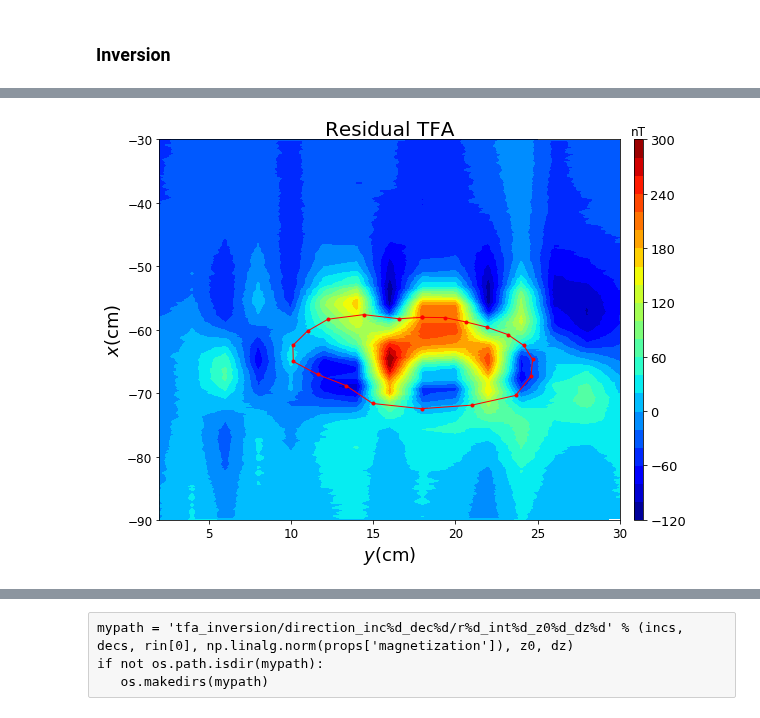
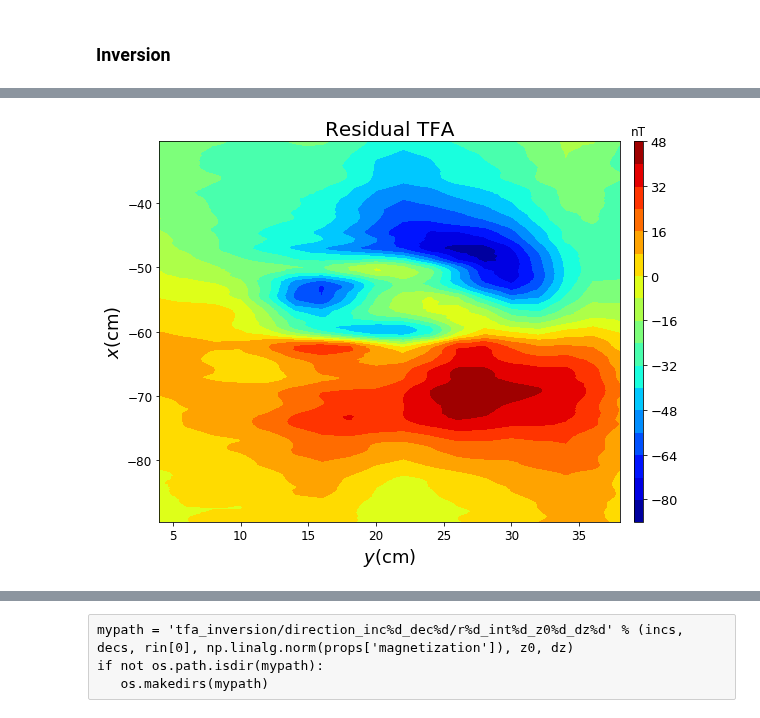
Before and after one commit to pinga-lab/magnetic-radial-inversion, a Jupyter notebook: code/funnel/tfa_inversion_airborne_lines-Copy2.ipynb, the cells around one changed output, grey strips where cells are left out. Drawn from its saved outputs; the diff is of its cells as text; code cells hidden in the pictures.

Commit message:
new funnel

```diff
--- a/code/funnel/tfa_inversion_airborne_lines-Copy2.ipynb
+++ b/code/funnel/tfa_inversion_airborne_lines-Copy2.ipynb
@@ -72,7 +73,7 @@ dec
 # %%
 #initial estimate
 M = 20 # number of vertices per prism
-L = 4 # number of prisms
+L = 8 # number of prisms
 P = L*(M+2) + 1 # number of parameters
 
 # main field
@@ -82,17 +83,20 @@ dec = 2.735915
 # magnetization
 incs = inc
 decs = dec
-intensity = .1*(50000./1256.)
+#intensity = .199*(50000./1256.)
+intensity = 9.083
 props = {'magnetization': utils.ang2vec(
         intensity, incs, decs)}
 
 # geometric parameters
-z0 = 5.
-dz = 3.
-r = 9.
+z0 = 5.8
+dz = .6
+r = 7.
 
 rin = np.zeros(M) + r
-m0 = np.hstack((rin, np.array([-62., 18.])))
+m0 = np.hstack((rin, np.array([-58., 18.])))
+#for i in range(L-1):
+#    m0 = np.hstack((m0, rin - (i+1)*0.9, np.array([-58., 18.])))
 m0 = np.resize(m0, P - 1) # inicial parameters vector
 m0 = np.hstack((m0, dz))
 model0 = mfun.param2polyprism(m0, M, L, z0, props) # list of classes of prisms
@@ -102,9 +111,9 @@ d0 = polyprism.tf(xp, yp, zp, model0, inc, dec)
 # %%
 # limits for parameters in meters
-rmin = 1.
+rmin = .1
 rmax = 10.
-x0min = -65.
-x0max = -45.
+x0min = -80.
+x0max = -35.
 y0min = 10.
 y0max = 25.
 dzmin = 0.1
@@ -167,17 +176,17 @@ plt.show()
 lamb = 1000.0
 dlamb = 10.      # step for Marquadt's parameter
 
-a1 = 0.00001  # adjacent radial distances within each prism
-a2 = 0.0001 # vertically adjacent radial distances
+a1 = 0.000001  # adjacent radial distances within each prism
+a2 = 0.000001 # vertically adjacent radial distances
 a3 = 0.    # outcropping cross-section
 a4 = 0.     # outcropping origin
-a5 = 0.005    # vertically adjacent origins
-a6 = 0.0000001   # zero order Tikhonov on adjacent radial distances
+a5 = 0.00005    # vertically adjacent origins
+a6 = 0.00000001   # zero order Tikhonov on adjacent radial distances
 a7 = 0.00001     # zero order Tikhonov on thickness of each prism
 # %%
 alpha = np.array([a1, a2, a3, a4, a5, a6, a7])
 # %%
-itmax = 15
+itmax = 30
 itmax_marq = 10
 tol = 1.0e-5     # stop criterion
 # %% [markdown]
@@ -225,22 +234,22 @@ inversion['residual'] = dobs - d_fit
 # %%
 plt.figure(figsize=(10,7))
 plt.title('Residual TFA', fontsize=20)
 plt.tricontourf(yp, xp, dobs - d_fit, 20, cmap='jet').ax.tick_params(labelsize=12)
 plt.xlabel('$y$(cm)', fontsize=18)
 plt.ylabel('$x$(cm)', fontsize=18)
 clb = plt.colorbar(pad=0.025, aspect=40, shrink=1)
 clb.ax.tick_params(labelsize=13)
 #source = mpl.polygon(kimberlite_model['prisms'][0], '.-k', xy2ne=True)
-estimate = mpl.polygon(model_est[0], '.-r', xy2ne=True)
+#estimate = mpl.polygon(model_est[0], '.-r', xy2ne=True)
 #source.set_label('Outcropping polygon')
 #estimate.set_label('Initial estimate')
 clb.ax.set_title('nT')
 #mpl.m2km()
 #plt.legend(loc=0, fontsize=12, shadow=bool, framealpha=1)
-#plt.savefig(mypath+'diorama_tfa_pred_data_true_inital.png', dpi=300)
+plt.savefig('funnel_residual.png', dpi=300)
 plt.show()
 # %% [output]
-[figure, old version]
+[figure, new version]
 # %%
 m_est[-1]*4
 # %% [output]
```
Also changed, not shown: parts of 14 cells of this notebook, 4 other files.
